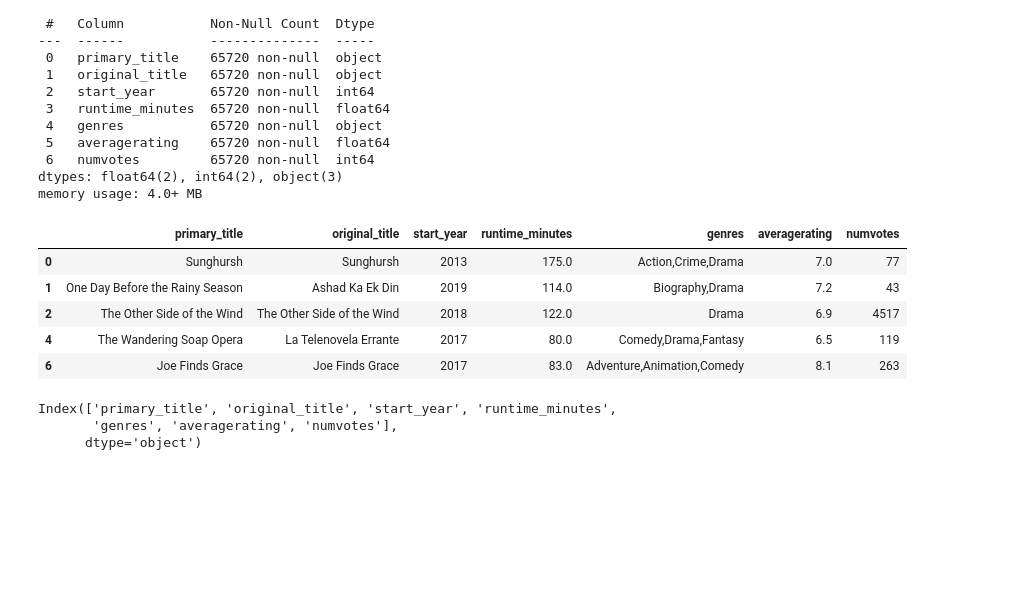
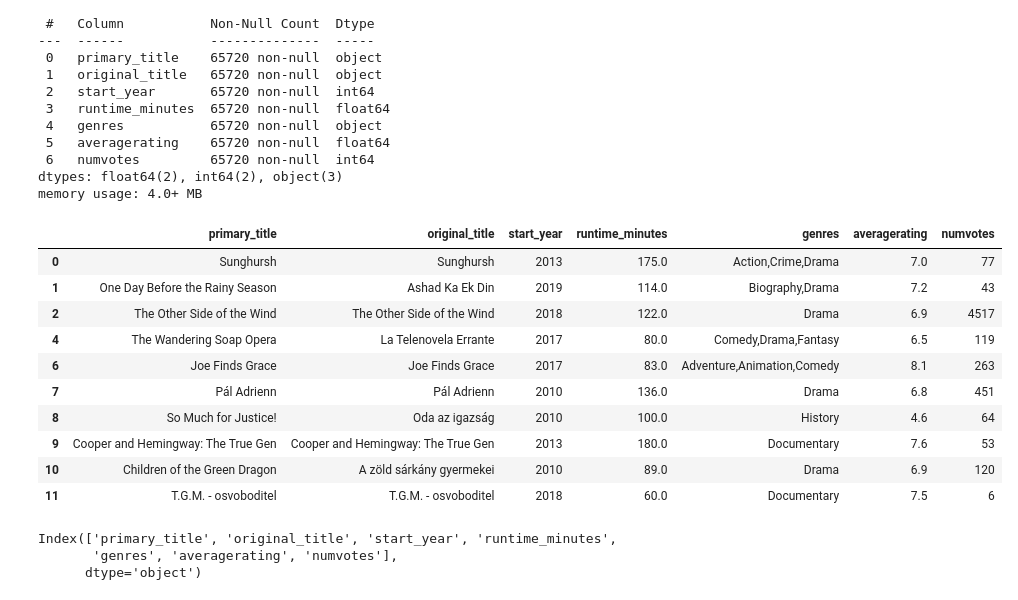
Before and after one commit to Graham-49/Phase2-project, a Jupyter notebook: notebooks/beauttah.ipynb, the cells around one changed output. Drawn from its saved outputs; the diff is of its cells as text; code cells hidden in the pictures; blank space fills up the shorter version.

```diff
--- a/notebooks/beauttah.ipynb
+++ b/notebooks/beauttah.ipynb
@@ -171,14 +171,19 @@ Data columns (total 7 columns):
 dtypes: float64(2), int64(2), object(3)
 memory usage: 4.0+ MB
 # %%
-basics.head()
+basics.head(10)
 # %% [output]
 |  | primary_title | original_title | start_year | runtime_minutes | genres | averagerating | numvotes |
 | 0 | Sunghursh | Sunghursh | 2013 | 175.0 | Action,Crime,Drama | 7.0 | 77 |
 | 1 | One Day Before the Rainy Season | Ashad Ka Ek Din | 2019 | 114.0 | Biography,Drama | 7.2 | 43 |
 | 2 | The Other Side of the Wind | The Other Side of the Wind | 2018 | 122.0 | Drama | 6.9 | 4517 |
 | 4 | The Wandering Soap Opera | La Telenovela Errante | 2017 | 80.0 | Comedy,Drama,Fantasy | 6.5 | 119 |
 | 6 | Joe Finds Grace | Joe Finds Grace | 2017 | 83.0 | Adventure,Animation,Comedy | 8.1 | 263 |
+| 7 | Pál Adrienn | Pál Adrienn | 2010 | 136.0 | Drama | 6.8 | 451 |
+| 8 | So Much for Justice! | Oda az igazság | 2010 | 100.0 | History | 4.6 | 64 |
+| 9 | Cooper and Hemingway: The True Gen | Cooper and Hemingway: The True Gen | 2013 | 180.0 | Documentary | 7.6 | 53 |
+| 10 | Children of the Green Dragon | A zöld sárkány gyermekei | 2010 | 89.0 | Drama | 6.9 | 120 |
+| 11 | T.G.M. - osvoboditel | T.G.M. - osvoboditel | 2018 | 60.0 | Documentary | 7.5 | 6 |
 # %%
 basics.columns
 # %% [output]
```
Also changed, not shown: 2 other files.
